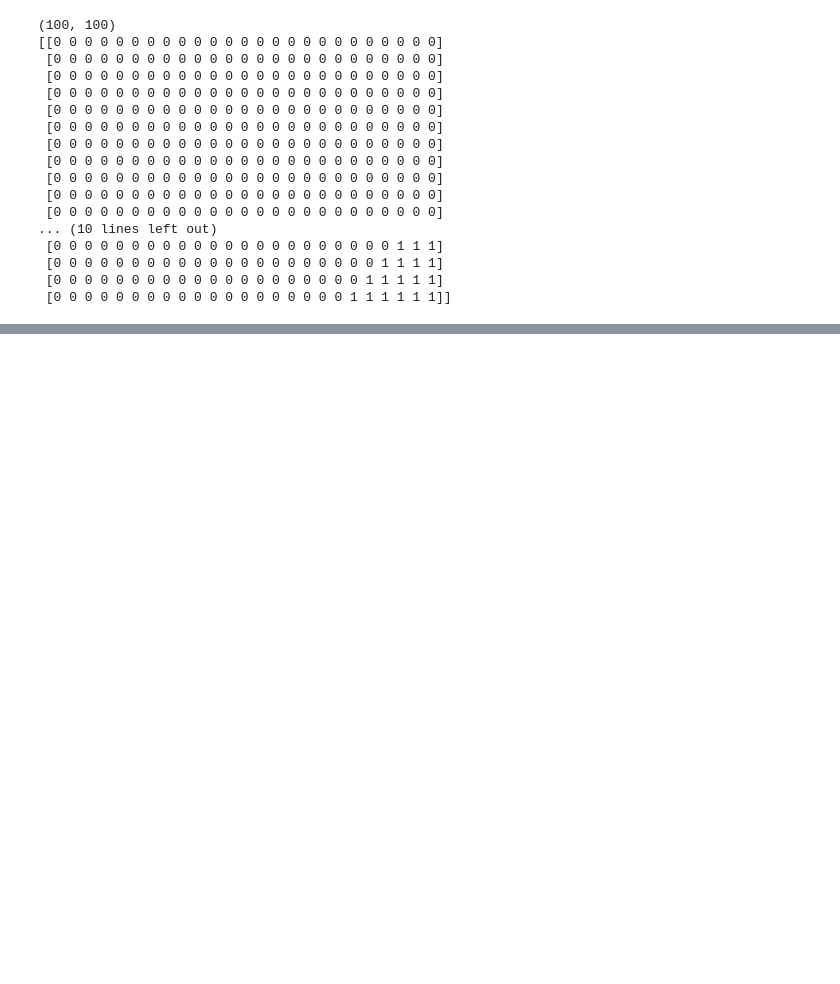
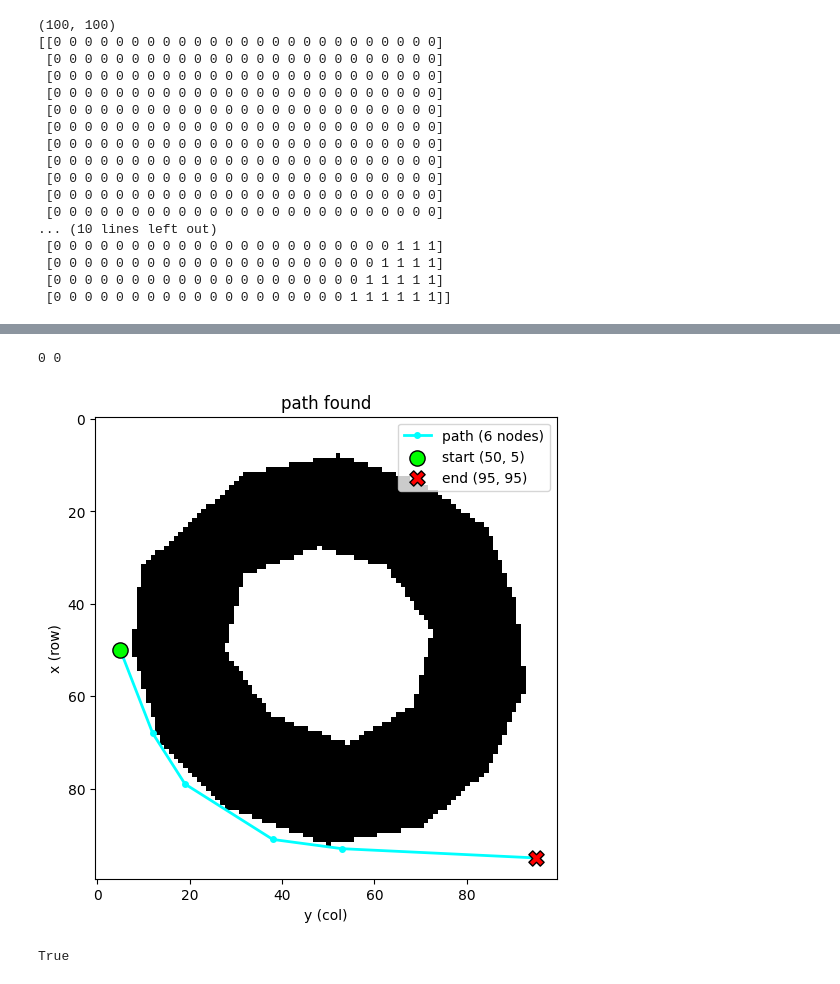
Before and after one commit to weberwcwei/2D-Path, a Jupyter notebook: src/assignment.ipynb, the cells around one changed output, grey strips where cells are left out. Saved outputs shown, nothing was run; the diff lists cells and outputs as text; code cells hidden in the pictures; blank space fills up the shorter version.

```diff
--- a/src/assignment.ipynb
+++ b/src/assignment.ipynb
@@ -172,0 +196,11 @@ True
+# %%
+arr = (imageio.imread("polygons2.png") > 0).astype(np.uint8)
+start = (50, 5)
+end = (95, 95)
+
+print(arr[start], arr[end])
+path_exists(arr, start, end, visualize=True)
+# %% [output]
+0 0
+[figure, added]
+True
```
Also changed, not shown: parts of 12 cells of this notebook.
